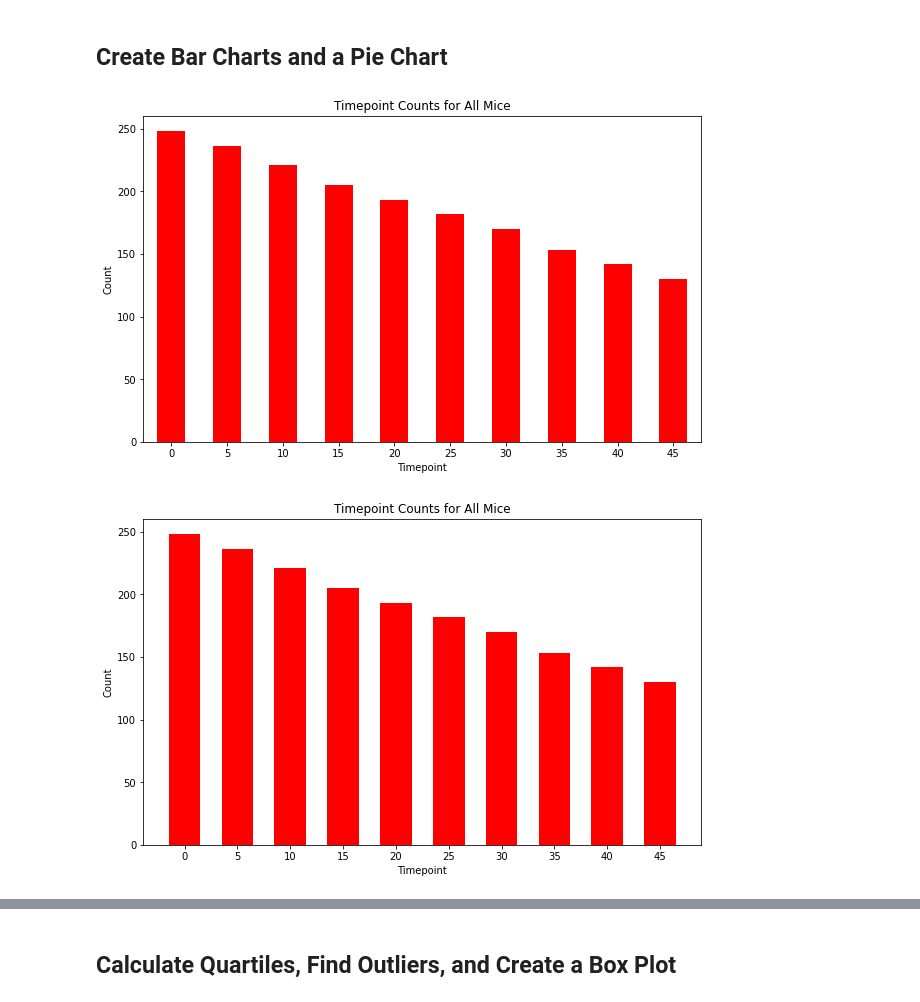
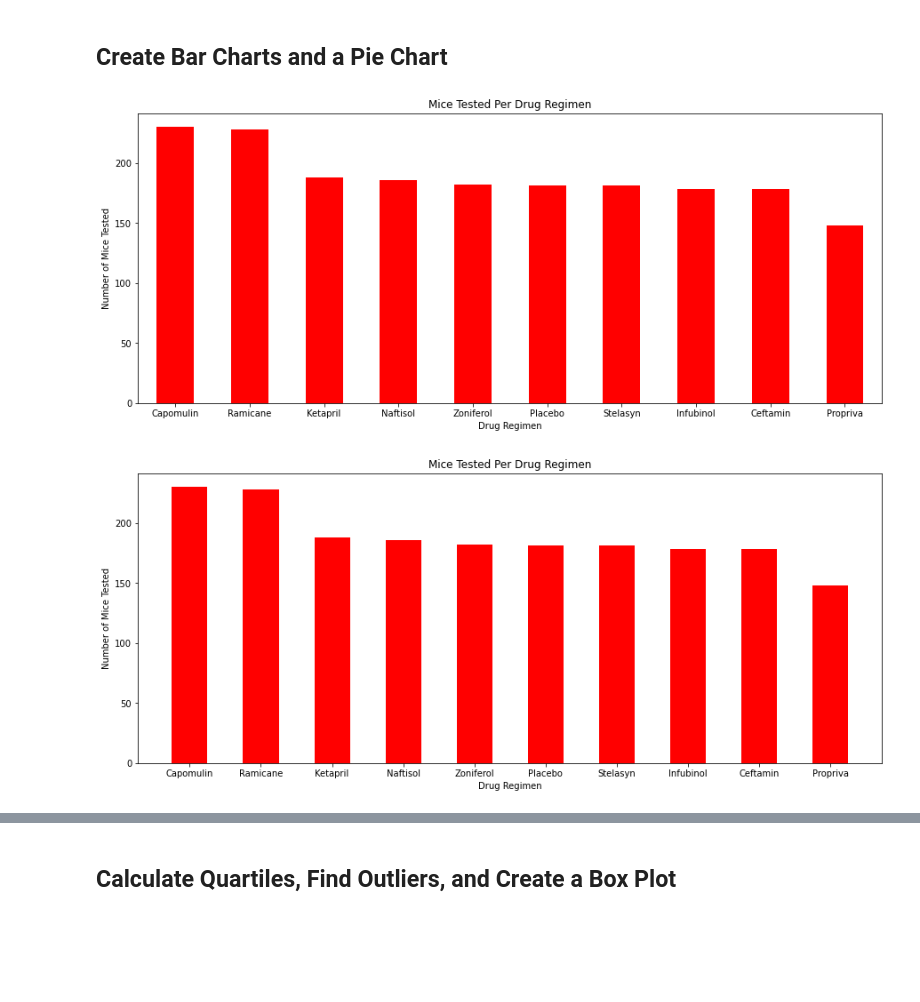
Before and after one commit to seneubauer/matplotlib-challenge, a Jupyter notebook: pymaceuticals.ipynb, the cells around one changed output, grey strips where cells are left out. Cells and saved outputs as stored; diff of their text form; code cells hidden in the pictures; blank space fills up the shorter version.

```diff
--- a/pymaceuticals.ipynb
+++ b/pymaceuticals.ipynb
@@ -127,32 +128,32 @@ summary1_df.head()
 # %% [markdown]
 ## Create Bar Charts and a Pie Chart
 # %%
-timePoints_df = cleanData_df["Timepoint"].value_counts()
+timePoints_df = cleanData_df["Drug Regimen"].value_counts()
 # %%
 # create one bar chart using DataFrame.plot
 figure1 = timePoints_df.plot(
                         kind="bar",
                         facecolor="red",
-                        figsize=(10,6),
+                        figsize=(15,6),
                         width=0.5,
                         rot=0,
-                        title="Timepoint Counts for All Mice",
-                        xlabel="Timepoint",
-                        ylabel="Count")
+                        title="Mice Tested Per Drug Regimen",
+                        xlabel="Drug Regimen",
+                        ylabel="Number of Mice Tested")
 plt.show()
 # %% [output]
-[figure, old version]
+[figure, new version]
 # %%
 # create one bar chart using plt.bar
-plt.figure(figsize=(10,6))
-plt.bar(timePoints_df.keys(), timePoints_df.tolist(), color="red", align="center", width=3)
+plt.figure(figsize=(15,6))
+plt.bar(timePoints_df.keys(), timePoints_df.tolist(), color="red", align="center", width=0.5)
 plt.xticks([value for value in timePoints_df.keys()])
-plt.title("Timepoint Counts for All Mice")
-plt.xlabel("Timepoint")
-plt.ylabel("Count")
+plt.title("Mice Tested Per Drug Regimen")
+plt.xlabel("Drug Regimen")
+plt.ylabel("Number of Mice Tested")
 plt.show()
 # %% [output]
-[figure, old version]
+[figure, new version]
 # %%
 mouseSexes_df = cleanData_df['Sex'].value_counts()
 # %%
```
Also changed, not shown: parts of 19 cells of this notebook.
